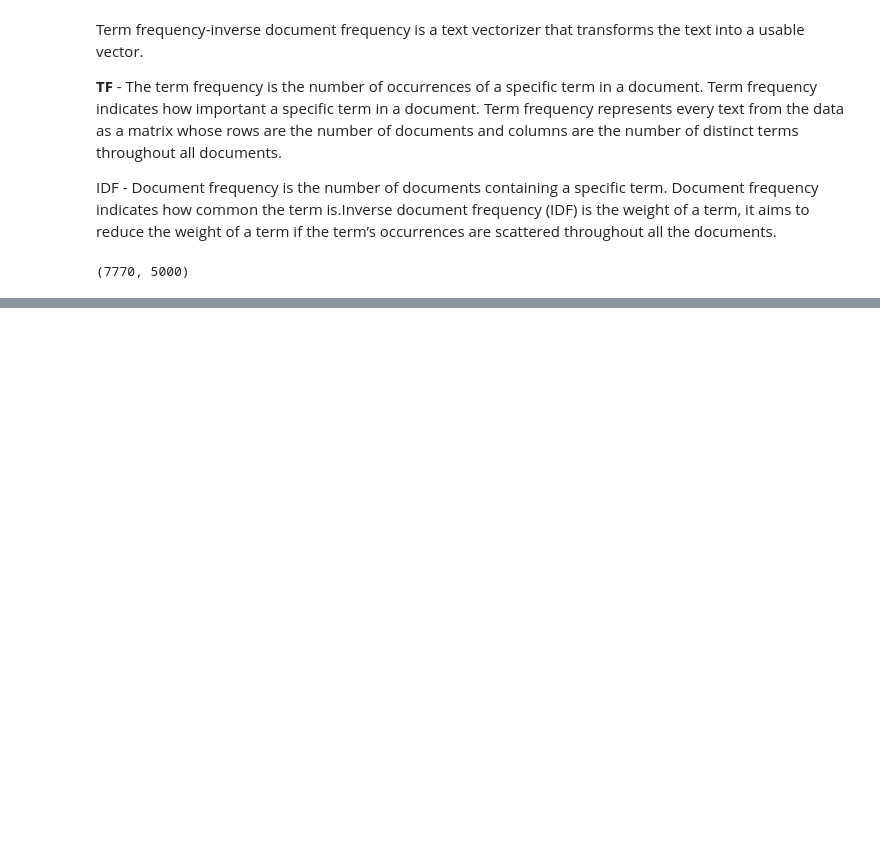
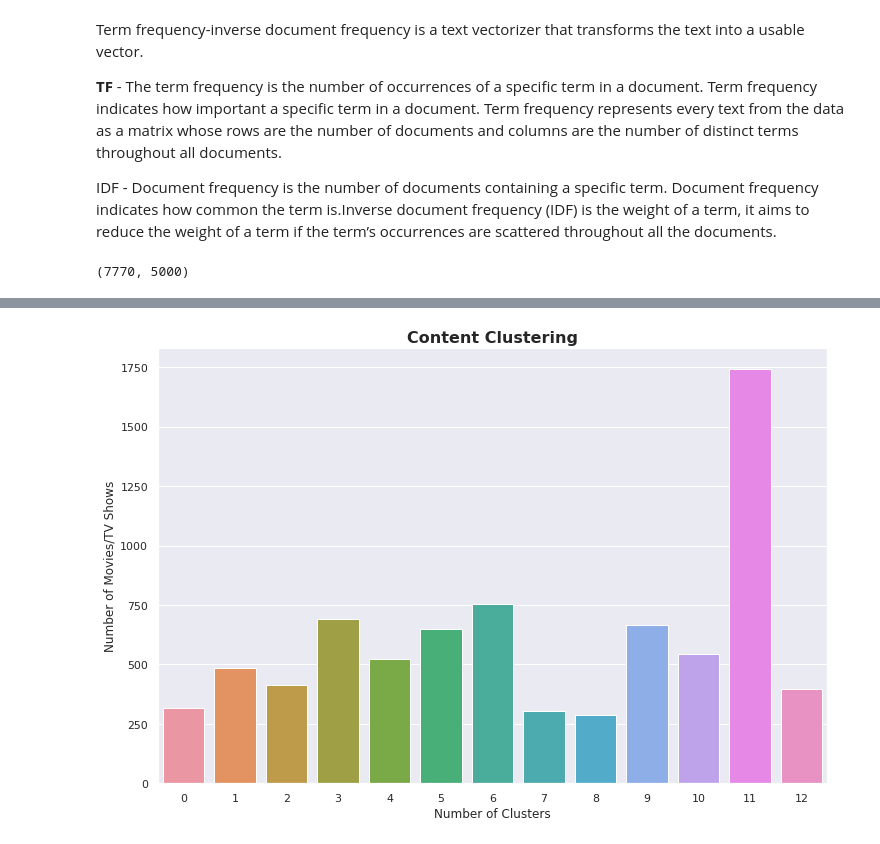
Before and after one commit to Amol2332/NETFLIX-MOVIES-AND-TV-SHOWS-CLUSTERING, a Jupyter notebook: netflix_clustering.ipynb, the cells around one changed output, grey strips where cells are left out. Cells and saved outputs as stored; diff of their text form; code cells hidden in the pictures; blank space fills up the shorter version.

```diff
--- a/netflix_clustering.ipynb
+++ b/netflix_clustering.ipynb
@@ -705,0 +877,4 @@ X.shape
+# %%
+#fitting
+kmeans = KMeans(n_clusters=13)
+kmeans.fit(X)
@@ -705,0 +883,4 @@ X.shape
+# %%
+len(kmeans.labels_)
+df['label'] = kmeans.labels_
+df.head()
@@ -705,0 +916,10 @@ X.shape
+# %%
+sns.set(rc={'figure.figsize':(12,8)})
+sns.set_palette("Set1")
+ax = sns.countplot(x='label', data = df)
+ax.set_title('Content Clustering',fontsize = 16, fontweight='bold')
+ax.set_ylabel('Number of Movies/TV Shows',fontsize = 12)
+ax.set_xlabel('Number of Clusters',fontsize = 12)
+plt.show()
+# %% [output]
+[figure, added]
```
Also changed, not shown: parts of 21 cells of this notebook.
